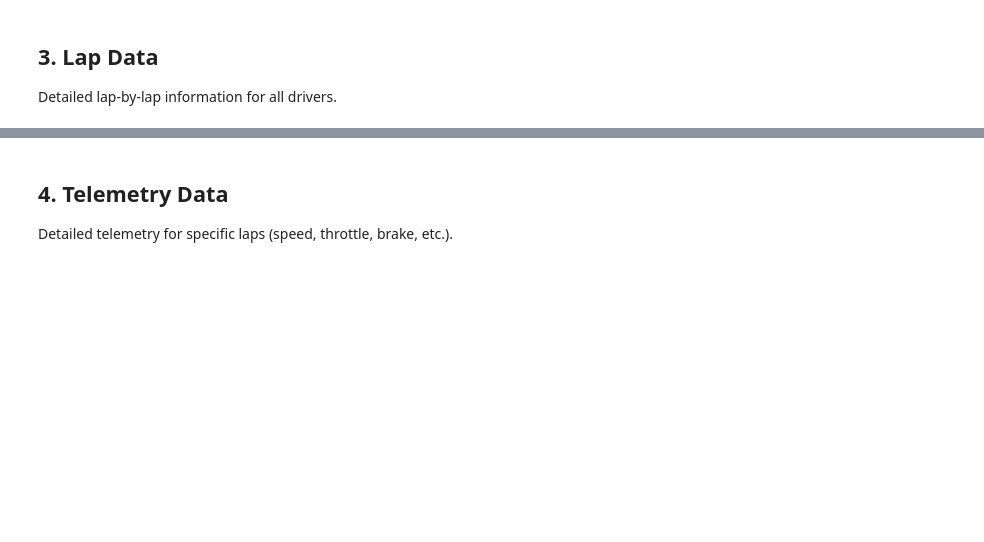
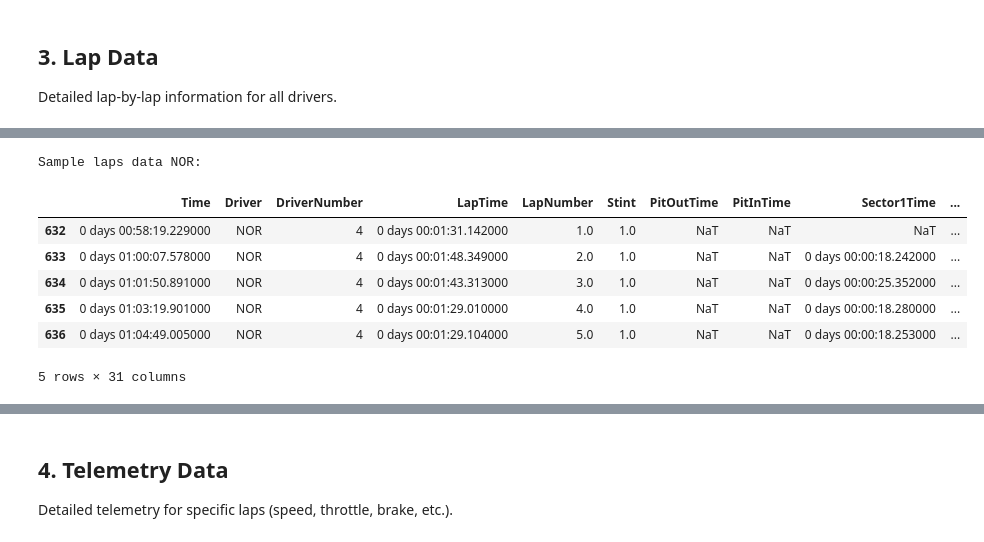
Before and after one commit to kammartina/2025_f1_predictions, a Jupyter notebook: eda.ipynb, the cells around one changed output, grey strips where cells are left out. Cells and saved outputs as stored; diff of their text form; code cells hidden in the pictures; blank space fills up the shorter version.

Commit message:
exploring EDA data

```diff
--- a/eda.ipynb
+++ b/eda.ipynb
@@ -52,3 +107,18 @@ laps.head()
+# %%
+# Analyze lap times for a specific driver
+driver_abbr = 'NOR'  # Change to any driver
+driver_laps = laps.pick_driver(driver_abbr)
+print(f"Sample laps data {driver_abbr}:")
+driver_laps.head()
+# %% [output]
+Sample laps data NOR:
+|  | Time | Driver | DriverNumber | LapTime | LapNumber | Stint | PitOutTime | PitInTime | Sector1Time | ... |
+| 632 | 0 days 00:58:19.229000 | NOR | 4 | 0 days 00:01:31.142000 | 1.0 | 1.0 | NaT | NaT | NaT | ... |
+| 633 | 0 days 01:00:07.578000 | NOR | 4 | 0 days 00:01:48.349000 | 2.0 | 1.0 | NaT | NaT | 0 days 00:00:18.242000 | ... |
+| 634 | 0 days 01:01:50.891000 | NOR | 4 | 0 days 00:01:43.313000 | 3.0 | 1.0 | NaT | NaT | 0 days 00:00:25.352000 | ... |
+| 635 | 0 days 01:03:19.901000 | NOR | 4 | 0 days 00:01:29.010000 | 4.0 | 1.0 | NaT | NaT | 0 days 00:00:18.280000 | ... |
+| 636 | 0 days 01:04:49.005000 | NOR | 4 | 0 days 00:01:29.104000 | 5.0 | 1.0 | NaT | NaT | 0 days 00:00:18.253000 | ... |
+5 rows × 31 columns
 # %%
 # Analyze lap times for a specific driver
 driver_abbr = 'VER'  # Change to any driver
```
Also changed, not shown: parts of 15 cells of this notebook.
